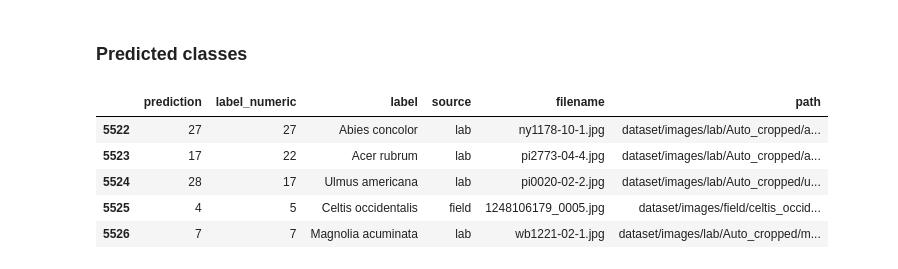
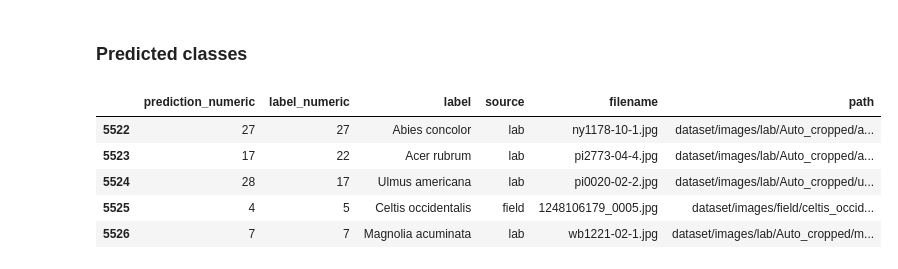
Before and after one commit to NLeSC/XAI, a Jupyter notebook: Software/LeafSnapDemo/LeafSnapModel30_ManyImagesSomeMethods.ipynb, the cells around one changed output. Drawn from its saved outputs; the diff is of its cells as text; code cells hidden in the pictures.

```diff
--- a/Software/LeafSnapDemo/LeafSnapModel30_ManyImagesSomeMethods.ipynb
+++ b/Software/LeafSnapDemo/LeafSnapModel30_ManyImagesSomeMethods.ipynb
@@ -161,12 +163,12 @@ Test accuracy: 74.9185667946595 %
 # %%
 pred = model.predict_classes(images_test)
 #print(pred)
-predictions= pd.DataFrame({'prediction': pred, 'label_numeric': labels_numeric_test, 'label': labels_test, 'source': sources_test, 'filename':filenames_test, 'path':path_test})
+predictions= pd.DataFrame({'prediction_numeric': pred, 'label_numeric': labels_numeric_test, 'label': labels_test, 'source': sources_test, 'filename':filenames_test, 'path':path_test})
 #order columns
-predictions = predictions[['prediction', 'label_numeric', 'label', 'source', 'filename', 'path']]
+predictions = predictions[['prediction_numeric', 'label_numeric', 'label', 'source', 'filename', 'path']]
 predictions.head()
 # %% [output]
-|  | prediction | label_numeric | label | source | filename | path |
+|  | prediction_numeric | label_numeric | label | source | filename | path |
 | 5522 | 27 | 27 | Abies concolor | lab | ny1178-10-1.jpg | dataset/images/lab/Auto_cropped/a... |
 | 5523 | 17 | 22 | Acer rubrum | lab | pi2773-04-4.jpg | dataset/images/lab/Auto_cropped/a... |
 | 5524 | 28 | 17 | Ulmus americana | lab | pi0020-02-2.jpg | dataset/images/lab/Auto_cropped/u... |
```
Also changed, not shown: parts of 4 cells of this notebook.
